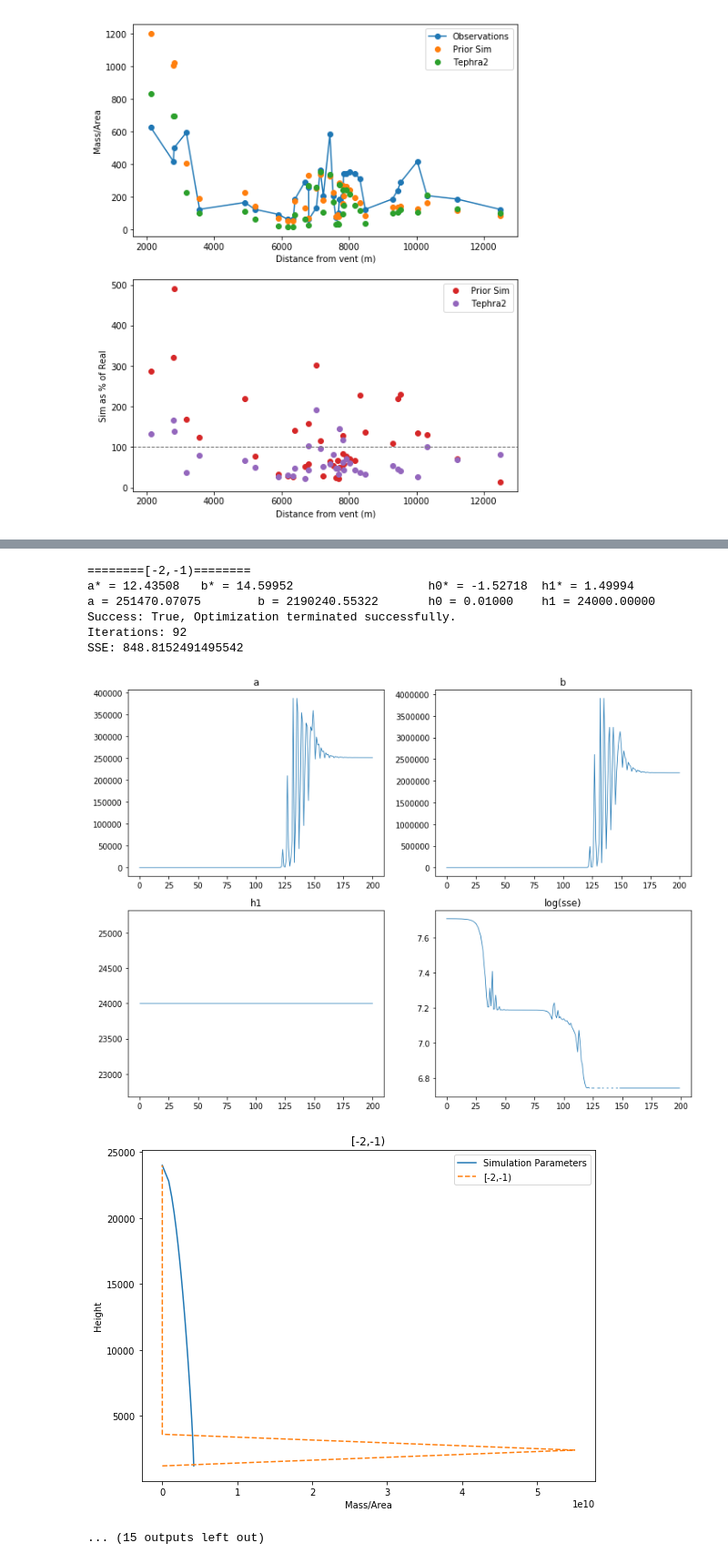
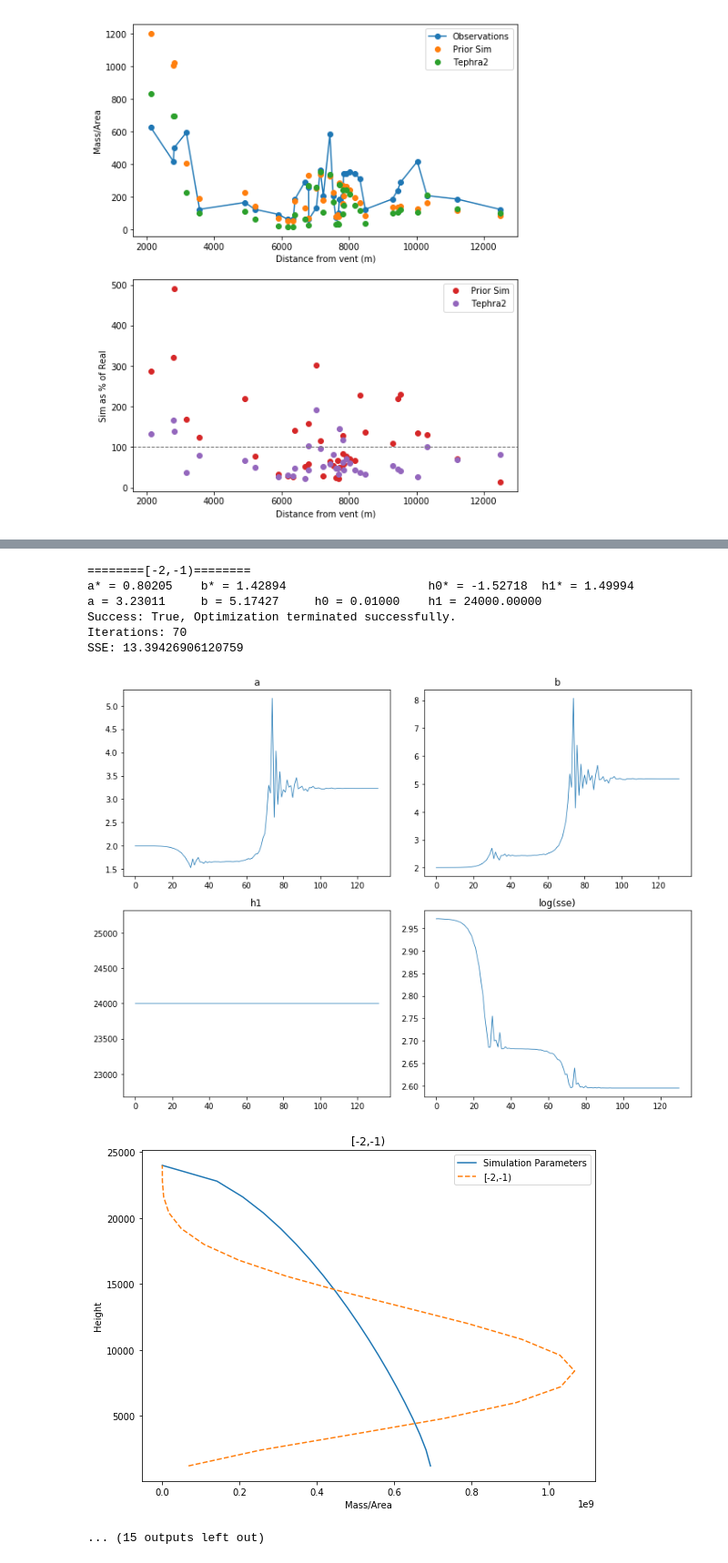
Before and after one commit to nmostert/inversion_project, a Jupyter notebook: Colima_Separate_GS_Inversion.ipynb, the cells around one changed output, grey strips where cells are left out. Shown at 91% size. Saved outputs shown, nothing was run; the diff lists cells and outputs as text; code cells hidden in the pictures.

```diff
--- a/Colima_Separate_GS_Inversion.ipynb
+++ b/Colima_Separate_GS_Inversion.ipynb
@@ -294,12 +294,17 @@ v = config["WIND_SPEED"]*np.sin(wind_angle)
 inverted_masses_list = []
 params_list = []
 for phi_step in phi_steps:
+
+    phi_df = df.copy()
+
+    phi_df["MassArea"] = phi_df["MassArea"]*phi_df[phi_step["interval"]]/100
+
     mass_in_phi = config["ERUPTION_MASS"] * phi_step["probability"]
 
     print("========%s========"%phi_step["interval"])
     out = gaussian_stack_inversion(config,
-                              globs, df,
-                              len(df),
+                              globs, phi_df,
+                              len(phi_df),
                               20, 0,
                               config["PLUME_HEIGHT"],
                               mass_in_phi,
@@ -310,7 +315,7 @@ for phi_step in phi_steps:
                               column_cap=H)
     inversion_table, _, _, _, params, sol, sse, trace, sse_trace = out
     inv_mass, _, _, _, _ = beta_transform(*param_inv_transform(*params.values(), H),
-                          config["ERUPTION_MASS"],
+                          mass_in_phi,
                           inversion_table["Height"], H)
     inverted_masses_list += [inv_mass]
     params_list += [params]
@@ -342,7 +347,7 @@ for phi_step in phi_steps:
     q_mass = mass_dist_in_plume(q_dist, 0,
                                 config["PLUME_HEIGHT"],
                                 inversion_table["Height"],
-                                config["ERUPTION_MASS"])
+                                mass_in_phi)
 
     ax1.plot(q_mass, inversion_table["Height"], label="Simulation Parameters")
 
@@ -383,11 +388,11 @@ SSE: 1090.6720841977722
 ========[-2,-1)========
-a* = 12.43508   b* = 14.59952                   h0* = -1.52718  h1* = 1.49994
-a = 251470.07075        b = 2190240.55322       h0 = 0.01000    h1 = 24000.00000
+a* = 0.80205    b* = 1.42894                    h0* = -1.52718  h1* = 1.49994
+a = 3.23011     b = 5.17427     h0 = 0.01000    h1 = 24000.00000
 Success: True, Optimization terminated successfully.
-Iterations: 92
-SSE: 848.8152491495542
+Iterations: 70
+SSE: 13.39426906120759
-[figure, old version]
+[figure, new version]
-[figure, old version]
+[figure, new version]
 ... (15 outputs left out)
 # %%
 fig, ax1 = plt.subplots(1,1, figsize=(
```
Also changed, not shown: parts of 2 cells of this notebook, 1 other file.
